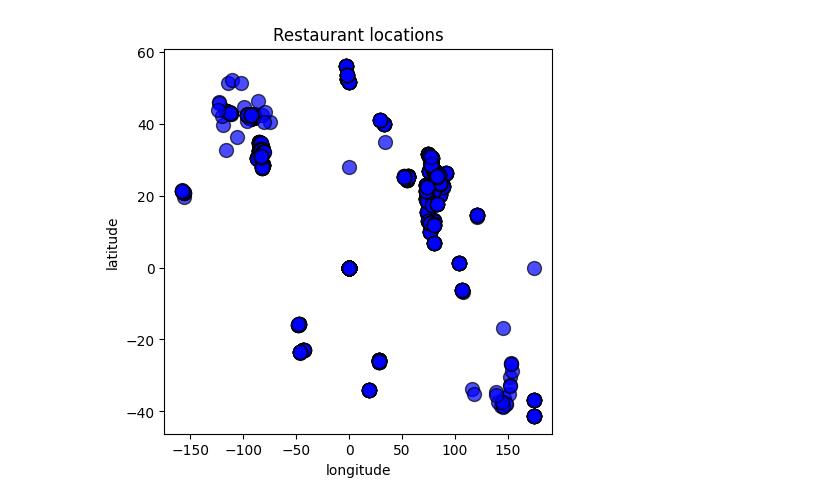
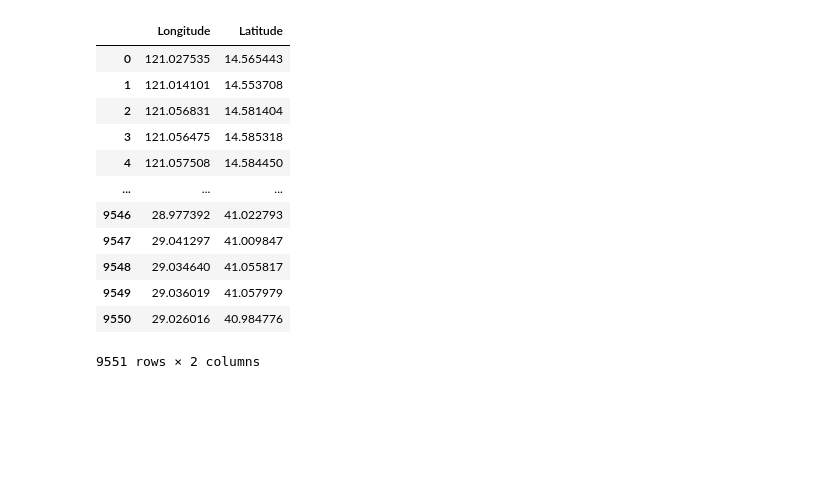
Before and after one commit to Jayashreemm/Cognifyz_internship_project, a Jupyter notebook: Level_2/Level_2_task_3.ipynb, the cells around one changed output. Saved outputs shown, nothing was run; the diff lists cells and outputs as text; code cells hidden in the pictures; blank space fills up the shorter version.

```diff
--- a/Level_2/Level_2_task_3.ipynb
+++ b/Level_2/Level_2_task_3.ipynb
@@ -17,9 +73,16 @@ Restaurant_Name=df['Restaurant Name']
-# %%
-plt.figure(figsize=(5,5))
-plt.scatter(longitude,latitudes,color='blue',edgecolors='k',marker='o',s=100,alpha=0.7)
-plt.xlabel("longitude")
-plt.ylabel("latitude")
-plt.title("Restaurant locations")
-plt.show()
-# %% [output]
-[figure, removed]
+# %%
+df[['Longitude','Latitude']]
+# %% [output]
+|  | Longitude | Latitude |
+| 0 | 121.027535 | 14.565443 |
+| 1 | 121.014101 | 14.553708 |
+| 2 | 121.056831 | 14.581404 |
+| 3 | 121.056475 | 14.585318 |
+| 4 | 121.057508 | 14.584450 |
+| ... | ... | ... |
+| 9546 | 28.977392 | 41.022793 |
+| 9547 | 29.041297 | 41.009847 |
+| 9548 | 29.034640 | 41.055817 |
+| 9549 | 29.036019 | 41.057979 |
+| 9550 | 29.026016 | 40.984776 |
+9551 rows × 2 columns
```
Also changed, not shown: parts of 15 cells of this notebook, 1 other file.
